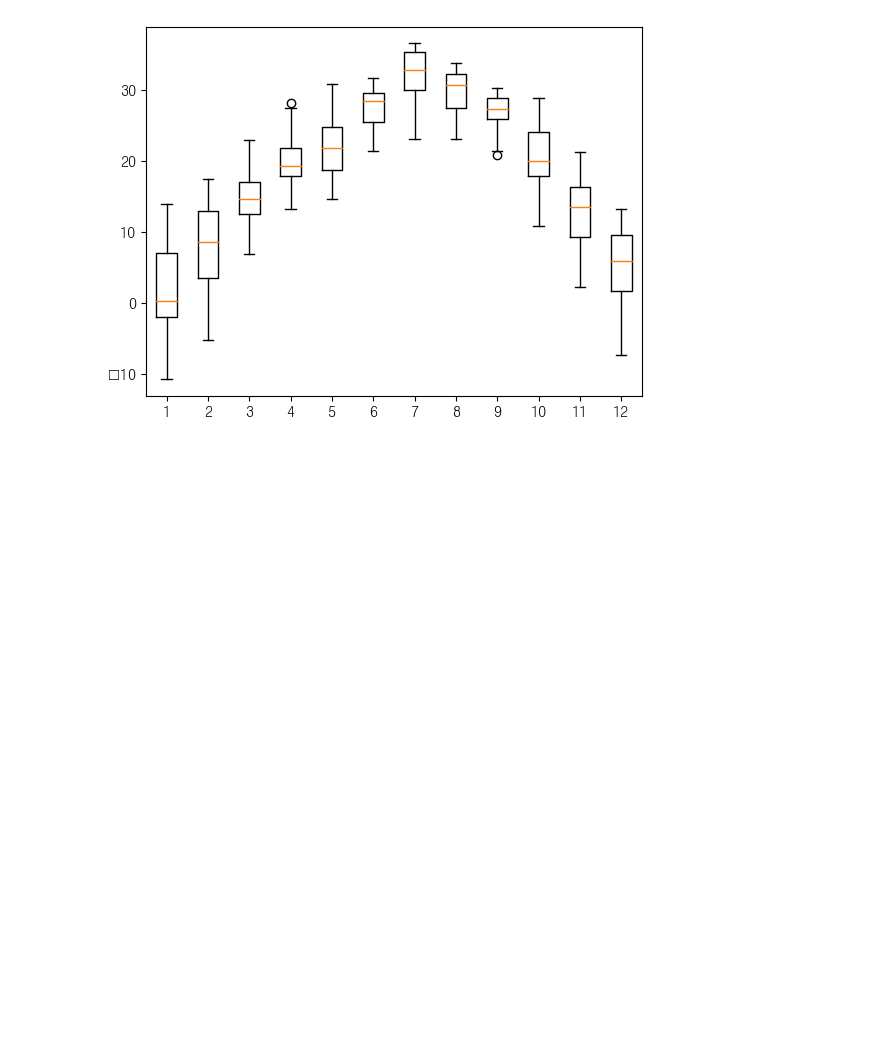
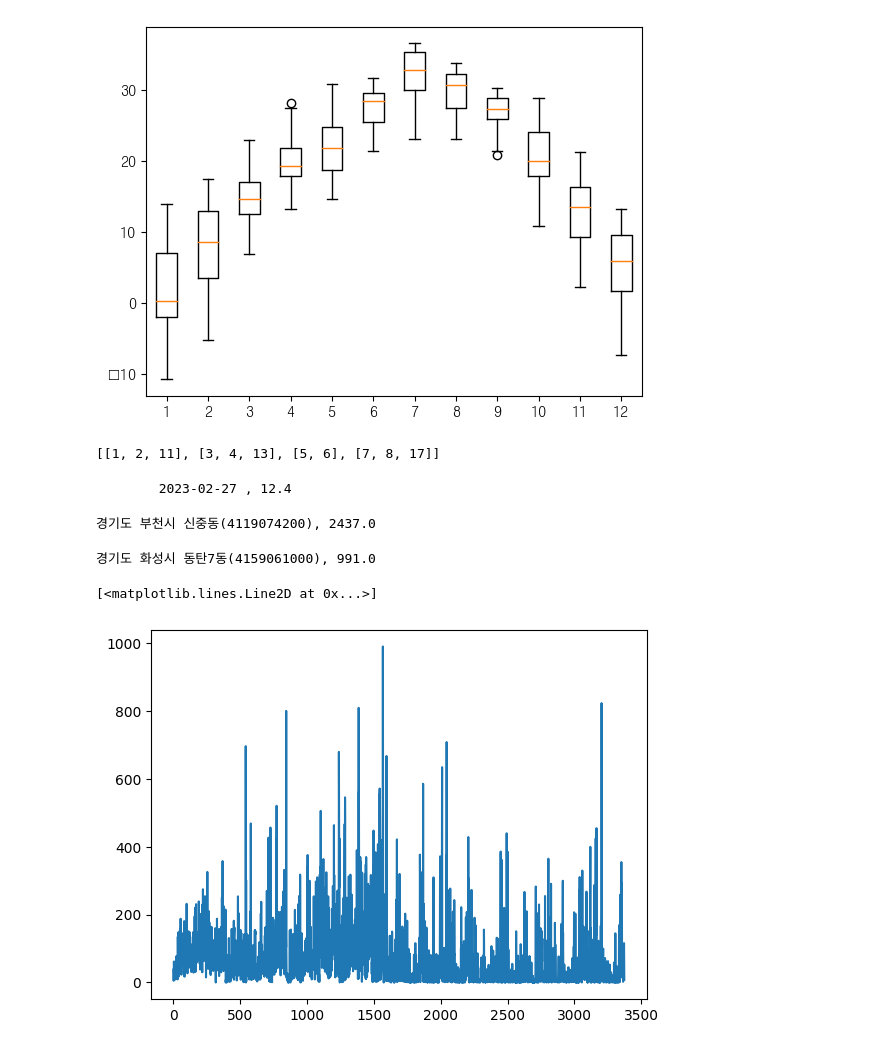
Before and after one commit to SoongMoo/hk_AI-RPA, a Jupyter notebook: python/06_data_analysis.ipynb, the cells around one changed output. Drawn from its saved outputs; the diff is of its cells as text; code cells hidden in the pictures; blank space fills up the shorter version.

```diff
--- a/python/06_data_analysis.ipynb
+++ b/python/06_data_analysis.ipynb
@@ -609,3 +609,75 @@ plt.show()
 # %% [output]
 [[1.6, -1.4, -2.0, 0.3, -2.1, -1.9, -8.4, -10.7, -7.5, -2.7, -4.0, -0.5, 8.3, 7.0, 9.9, -0.7, -1.3, 0.2, -0.2, 7.1, 7.0, 6.6, 12.2, 13.9, 13.9, 7.4, 6.5, 1.4, -4.9, 5.2, 8.7], [9.5, -2.4, 1.4, 0.7, 6. ...
 [figure]
+# %%
+l = [[1,2],[3,4],[5,6],[7,8]]
+#      0     1     2     3
+l[1-1].append(11) # 1월
+l[2-1].append(13) # 2월
+l[4-1].append(17) # 4월
+print(l)
+# %% [output]
+[[1, 2, 11], [3, 4, 13], [5, 6], [7, 8, 17]]
+# %%
+import csv
+f = open("ta_20230321090604.csv")
+data = csv.reader(f)
+#print(data)
+header = next(data)
+next(data)
+#print(header)
+max_temp = -999
+max_date = ''
+for row in data:
+    #print(row)
+    #print(row[-1])
+    if row[-1] != '':
+        row[-1] = float(row[-1])
+        #print(row)
+        if max_temp < row[-1]:
+            max_temp = row[-1]
+            max_date = row[0]
+f.close()
+print(f"{max_date} , {max_temp}")
+# %% [output]
+        2023-02-27 , 12.4
+# %%
+# 서울에서 60세가 제일 많은 지역은? index: 63
+f = open("202302_202302_연령별인구현황_월간.csv")
+data = csv.reader(f)
+next(data)
+max_cnt = -1
+mac_location = ''
+for row in data:
+    #print(row[63])
+    if '0' not in row[0].split('(')[1][6]:
+        row[63] = float(row[63].replace(",",""))
+        if max_cnt < row[63]:
+            max_cnt = row[63]
+            mac_location = row[0]
+print(f"{mac_location}, {max_cnt}")
+# %% [output]
+경기도 부천시 신중동(4119074200), 2437.0
+# %%
+# 신생아 수가 제일 많은 지역
+import matplotlib.pyplot as plt
+f = open("202302_202302_연령별인구현황_월간.csv")
+data = csv.reader(f)
+next(data)
+max_cnt = -1
+mac_location = ''
+l = []
+for row in data:
+    #print(row[63])
+    if '0' not in row[0].split('(')[1][6]:
+        row[3] = float(row[3].replace(",",""))
+        l.append(row[3])
+        if max_cnt < row[3]:
+            max_cnt = row[3]
+            mac_location = row[0]
+print(f"{mac_location}, {max_cnt}")
+plt.plot(l)
+# %% [output]
+경기도 화성시 동탄7동(4159061000), 991.0
+[<matplotlib.lines.Line2D at 0x...>]
+[figure, added]
```
Also changed, not shown: parts of 31 cells of this notebook.
